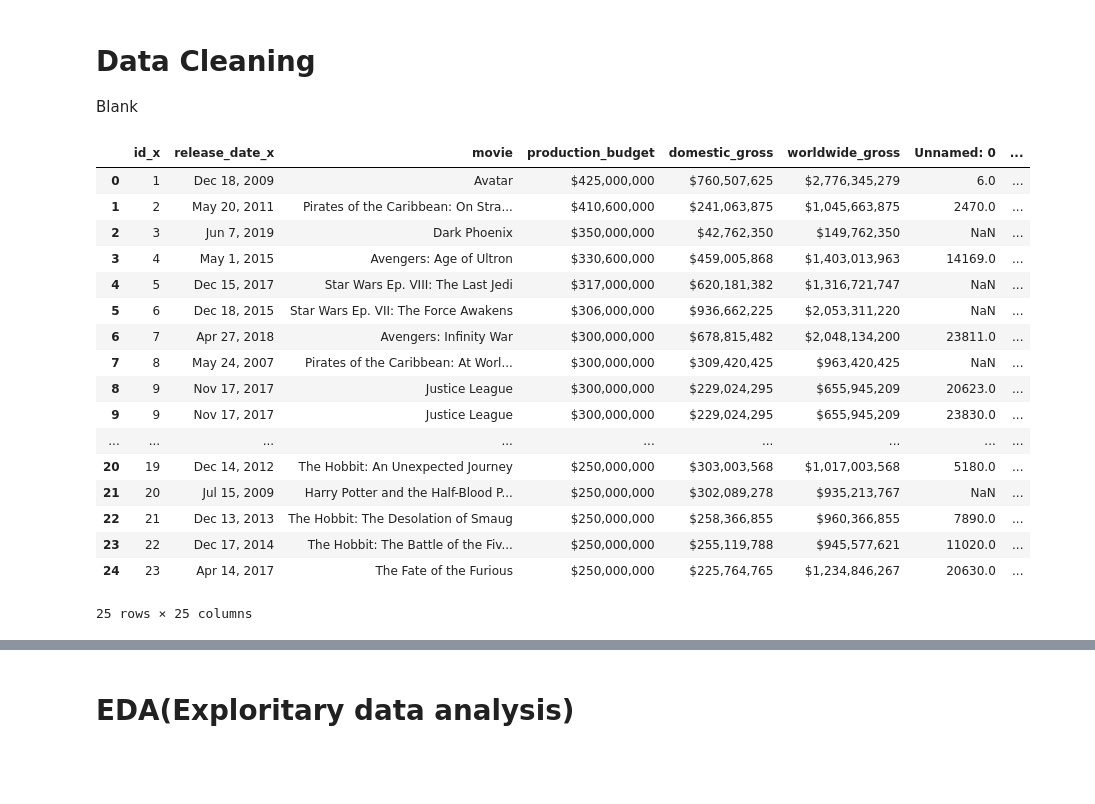
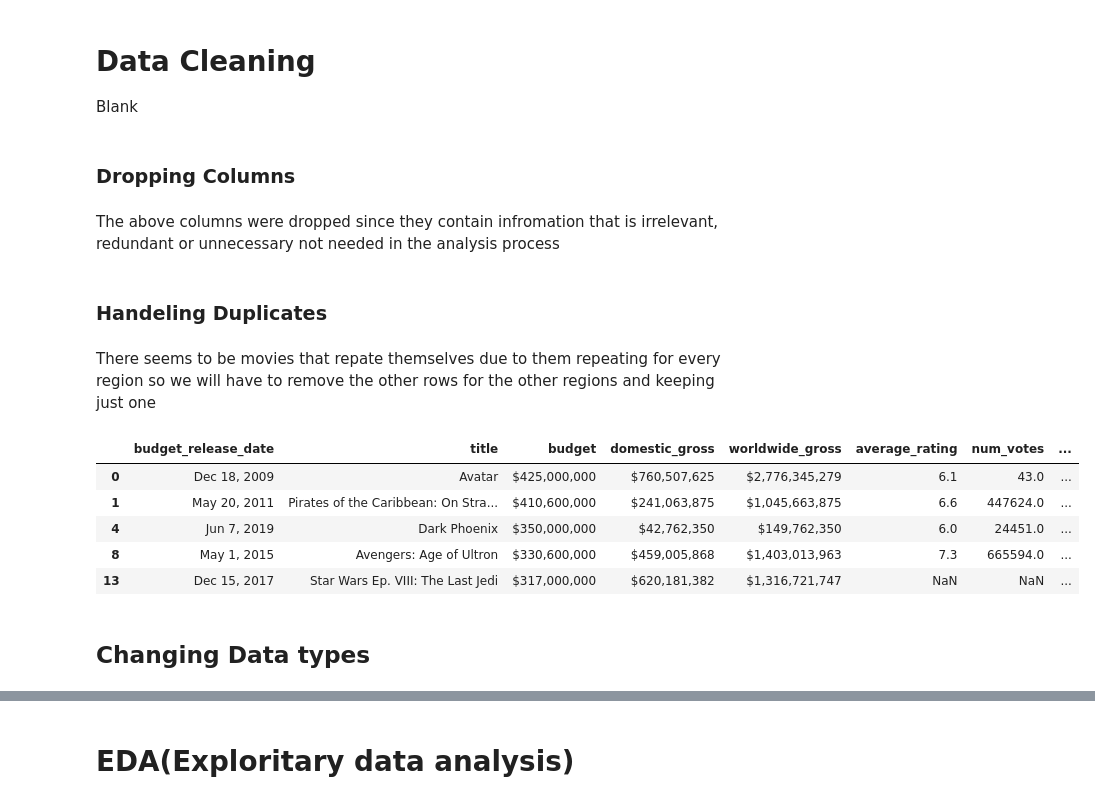
Before and after one commit to Churabros/Car-Rental-System, a Jupyter notebook: Phase_2_Project.ipynb, the cells around one changed output, grey strips where cells are left out. Saved outputs shown, nothing was run; the diff lists cells and outputs as text; code cells hidden in the pictures; blank space fills up the shorter version.

```diff
--- a/Phase_2_Project.ipynb
+++ b/Phase_2_Project.ipynb
@@ -223,27 +229,55 @@ df_cleaned.head()
 # Data Cleaning
 
 Blank
-# %%
-merged_df = df_budget.merge(df_tmdf, left_on='movie', right_on='title', how='left').merge(df_cleaned, left_on = 'movie', right_on='title', how = 'left')
-
-# Checking the first few rows of the merged dataframe
-merged_df.head(25)
-# %% [output]
-|  | id_x | release_date_x | movie | production_budget | domestic_gross | worldwide_gross | Unnamed: 0 | ... |
-| 0 | 1 | Dec 18, 2009 | Avatar | $425,000,000 | $760,507,625 | $2,776,345,279 | 6.0 | ... |
-| 1 | 2 | May 20, 2011 | Pirates of the Caribbean: On Stra... | $410,600,000 | $241,063,875 | $1,045,663,875 | 2470.0 | ... |
-| 2 | 3 | Jun 7, 2019 | Dark Phoenix | $350,000,000 | $42,762,350 | $149,762,350 | NaN | ... |
-| 3 | 4 | May 1, 2015 | Avengers: Age of Ultron | $330,600,000 | $459,005,868 | $1,403,013,963 | 14169.0 | ... |
-| 4 | 5 | Dec 15, 2017 | Star Wars Ep. VIII: The Last Jedi | $317,000,000 | $620,181,382 | $1,316,721,747 | NaN | ... |
-| 5 | 6 | Dec 18, 2015 | Star Wars Ep. VII: The Force Awakens | $306,000,000 | $936,662,225 | $2,053,311,220 | NaN | ... |
-| 6 | 7 | Apr 27, 2018 | Avengers: Infinity War | $300,000,000 | $678,815,482 | $2,048,134,200 | 23811.0 | ... |
-| 7 | 8 | May 24, 2007 | Pirates of the Caribbean: At Worl... | $300,000,000 | $309,420,425 | $963,420,425 | NaN | ... |
-| 8 | 9 | Nov 17, 2017 | Justice League | $300,000,000 | $229,024,295 | $655,945,209 | 20623.0 | ... |
-| 9 | 9 | Nov 17, 2017 | Justice League | $300,000,000 | $229,024,295 | $655,945,209 | 23830.0 | ... |
-| ... | ... | ... | ... | ... | ... | ... | ... | ... |
-| 20 | 19 | Dec 14, 2012 | The Hobbit: An Unexpected Journey | $250,000,000 | $303,003,568 | $1,017,003,568 | 5180.0 | ... |
-| 21 | 20 | Jul 15, 2009 | Harry Potter and the Half-Blood P... | $250,000,000 | $302,089,278 | $935,213,767 | NaN | ... |
-| 22 | 21 | Dec 13, 2013 | The Hobbit: The Desolation of Smaug | $250,000,000 | $258,366,855 | $960,366,855 | 7890.0 | ... |
-| 23 | 22 | Dec 17, 2014 | The Hobbit: The Battle of the Fiv... | $250,000,000 | $255,119,788 | $945,577,621 | 11020.0 | ... |
-| 24 | 23 | Apr 14, 2017 | The Fate of the Furious | $250,000,000 | $225,764,765 | $1,234,846,267 | 20630.0 | ... |
-25 rows × 25 columns
+# %% [markdown]
+### Dropping Columns
+# %%
+# Drop unnecessary columns
+columns_to_drop = [
+    'Unnamed: 0', 'title_x', 'title_y', 'id_y', 'id_x',
+    'original_title', 'genre_ids', 'start_year',
+    'vote_count', 'vote_average', 'release_date_y'
+]
+merged_df = merged_df.drop(columns=columns_to_drop)
+
+# Rename columns to be more descriptive
+merged_df = merged_df.rename(columns={
+    'movie': 'title',  # Assuming 'movie' is the main title column
+    'release_date_x': 'budget_release_date',
+    'production_budget': 'budget',
+    'domestic_gross': 'domestic_gross',
+    'worldwide_gross': 'worldwide_gross',
+    'averagerating': 'average_rating',
+    'numvotes': 'num_votes',
+    'region': 'region',
+    'language': 'language',
+    'runtime_minutes': 'runtime_minutes',
+    'genres': 'genres',
+    'original_language': 'original_language',
+    'popularity': 'popularity'
+})
+# %% [markdown]
+The above columns were dropped since they contain infromation that is irrelevant, redundant or unnecessary not needed in the analysis process
+# %% [markdown]
+### Handeling Duplicates
+# %% [markdown]
+There seems to be movies that repate themselves due to them repeating for every region so we will have to remove the other rows for the other regions and keeping just one
+# %%
+# Remove any duplicate rows
+#
+merged_df['priority'] = merged_df['region'].apply(lambda x: 0 if x == 'US' else 1)
+merged_df = merged_df.drop(columns='priority')
+
+# Drop duplicates based on the 'title' column, keeping the first occurrence
+merged_df = merged_df.drop_duplicates(subset='title', keep='first')
+# %%
+merged_df.head()
+# %% [output]
+|  | budget_release_date | title | budget | domestic_gross | worldwide_gross | average_rating | num_votes | ... |
+| 0 | Dec 18, 2009 | Avatar | $425,000,000 | $760,507,625 | $2,776,345,279 | 6.1 | 43.0 | ... |
+| 1 | May 20, 2011 | Pirates of the Caribbean: On Stra... | $410,600,000 | $241,063,875 | $1,045,663,875 | 6.6 | 447624.0 | ... |
+| 4 | Jun 7, 2019 | Dark Phoenix | $350,000,000 | $42,762,350 | $149,762,350 | 6.0 | 24451.0 | ... |
+| 8 | May 1, 2015 | Avengers: Age of Ultron | $330,600,000 | $459,005,868 | $1,403,013,963 | 7.3 | 665594.0 | ... |
+| 13 | Dec 15, 2017 | Star Wars Ep. VIII: The Last Jedi | $317,000,000 | $620,181,382 | $1,316,721,747 | NaN | NaN | ... |
+# %% [markdown]
+## Changing Data types
```
Also changed, not shown: parts of 29 cells of this notebook.
